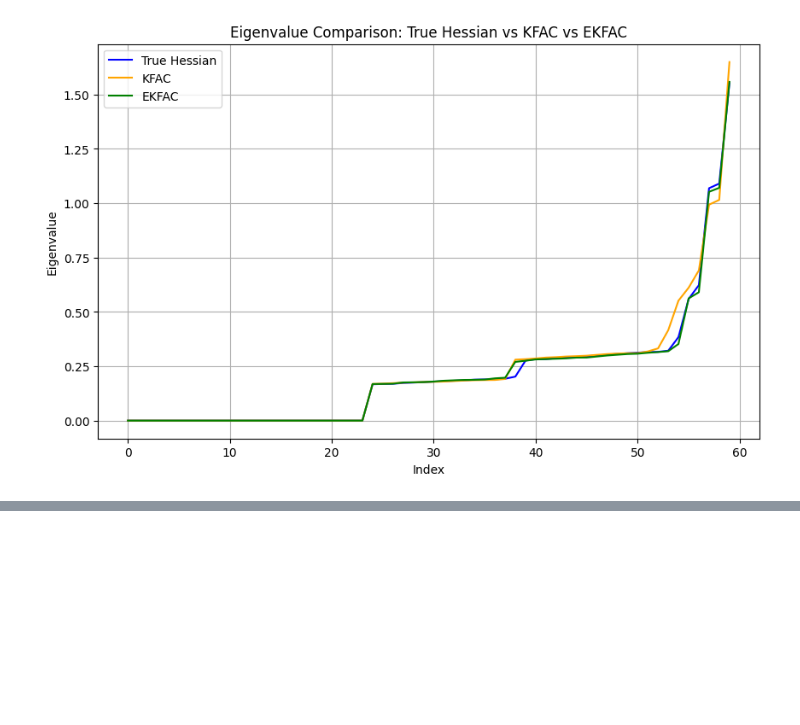
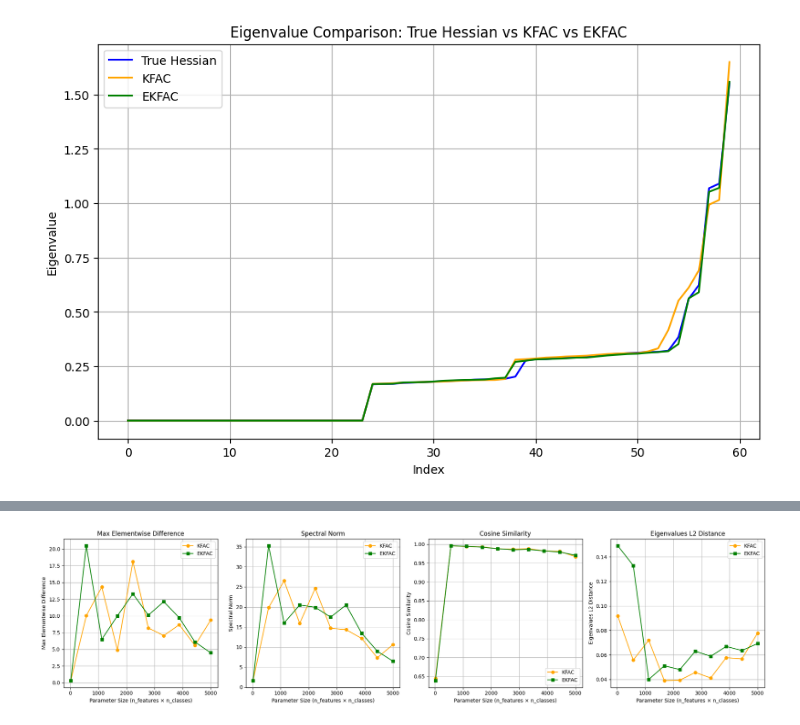
Before and after one commit to gsindlinger/Hessian-Approximation-for-Toy-Models, a Jupyter notebook: analysis.ipynb, the cells around one changed output, grey strips where cells are left out. Saved outputs shown, nothing was run; the diff lists cells and outputs as text; code cells hidden in the pictures; blank space fills up the shorter version.

Commit message:
add metrics and first experiments

```diff
--- a/analysis.ipynb
+++ b/analysis.ipynb
@@ -20,7 +65,7 @@ from config.config import (
     TrainingConfig,
     get_config,
 )
-from main import train_and_evaluate
+from main import train
 
 
 # config = get_config("random_regression_single_feature")
@@ -42,7 +87,7 @@ config = Config(
         loss="mse",
     ),
 )
-model, dataset, params = train_and_evaluate(config)
+model, dataset, params = train(config)
 # %%
 ## Plot results
 import matplotlib.pyplot as plt
@@ -162,7 +207,7 @@ config_2 = Config(
         loss="mse",
     ),
 )
-model_2, dataset_2, params_2 = train_and_evaluate(config_2)
+model_2, dataset_2, params_2 = train(config_2)
 
 config_3 = Config(
     dataset=RandomRegressionConfig(
@@ -182,7 +227,7 @@ config_3 = Config(
         loss="mse",
     ),
 )
-model_3, dataset_3, params_3 = train_and_evaluate(config_3)
+model_3, dataset_3, params_3 = train(config_3)
 # %%
 from typing import Any
 from data.data import AbstractDataset
@@ -576,0 +914,77 @@ plt.show()
+# %%
+# Extract data for plotting
+datasets = list(results_dict.keys())
+parameter_sizes = []
+max_elementwise_kfac = []
+max_elementwise_ekfac = []
+spectral_norm_kfac = []
+spectral_norm_ekfac = []
+cosine_sim_kfac = []
+cosine_sim_ekfac = []
+eigenval_l2_kfac = []
+eigenval_l2_ekfac = []
+
+for dataset in datasets:
+    # Extract n_features and n_classes from dataset name
+    parts = dataset.split("_")
+    n_features = int(parts[3])
+    n_classes = int(parts[4])
+    param_size = n_features * n_classes
+    parameter_sizes.append(param_size)
+
+    # Extract metrics for KFAC and EKFAC
+    kfac_metrics = results_dict[dataset]["kfac"]
+    ekfac_metrics = results_dict[dataset]["ekfac"]
+
+    max_elementwise_kfac.append(kfac_metrics["max_elementwise"])
+    max_elementwise_ekfac.append(ekfac_metrics["max_elementwise"])
+    spectral_norm_kfac.append(kfac_metrics["spectral"])
+    spectral_norm_ekfac.append(ekfac_metrics["spectral"])
+    cosine_sim_kfac.append(kfac_metrics["cosine_similarity"])
+    cosine_sim_ekfac.append(ekfac_metrics["cosine_similarity"])
+    eigenval_l2_kfac.append(kfac_metrics["eigenvalues_l2_distance"])
+    eigenval_l2_ekfac.append(ekfac_metrics["eigenvalues_l2_distance"])
+
+# Create subplot with 4 plots side by side
+fig, axes = plt.subplots(1, 4, figsize=(20, 5))
+
+# Plot 1: Max Elementwise
+axes[0].plot(parameter_sizes, max_elementwise_kfac, "o-", label="KFAC", color="orange")
+axes[0].plot(parameter_sizes, max_elementwise_ekfac, "s-", label="EKFAC", color="green")
+axes[0].set_xlabel("Parameter Size (n_features × n_classes)")
+axes[0].set_ylabel("Max Elementwise Difference")
+axes[0].set_title("Max Elementwise Difference")
+axes[0].legend()
+axes[0].grid(True)
+
+# Plot 2: Spectral Norm
+axes[1].plot(parameter_sizes, spectral_norm_kfac, "o-", label="KFAC", color="orange")
+axes[1].plot(parameter_sizes, spectral_norm_ekfac, "s-", label="EKFAC", color="green")
+axes[1].set_xlabel("Parameter Size (n_features × n_classes)")
+axes[1].set_ylabel("Spectral Norm")
+axes[1].set_title("Spectral Norm")
+axes[1].legend()
+axes[1].grid(True)
+
+# Plot 3: Cosine Similarity
+axes[2].plot(parameter_sizes, cosine_sim_kfac, "o-", label="KFAC", color="orange")
+axes[2].plot(parameter_sizes, cosine_sim_ekfac, "s-", label="EKFAC", color="green")
+axes[2].set_xlabel("Parameter Size (n_features × n_classes)")
+axes[2].set_ylabel("Cosine Similarity")
+axes[2].set_title("Cosine Similarity")
+axes[2].legend()
+axes[2].grid(True)
+
+# Plot 4: Eigenvalues L2 Distance
+axes[3].plot(parameter_sizes, eigenval_l2_kfac, "o-", label="KFAC", color="orange")
+axes[3].plot(parameter_sizes, eigenval_l2_ekfac, "s-", label="EKFAC", color="green")
+axes[3].set_xlabel("Parameter Size (n_features × n_classes)")
+axes[3].set_ylabel("Eigenvalues L2 Distance")
+axes[3].set_title("Eigenvalues L2 Distance")
+axes[3].legend()
+axes[3].grid(True)
+
+plt.tight_layout()
+plt.show()
+# %% [output]
+[figure, added]
```
Also changed, not shown: parts of 24 cells of this notebook, 2 other files.
